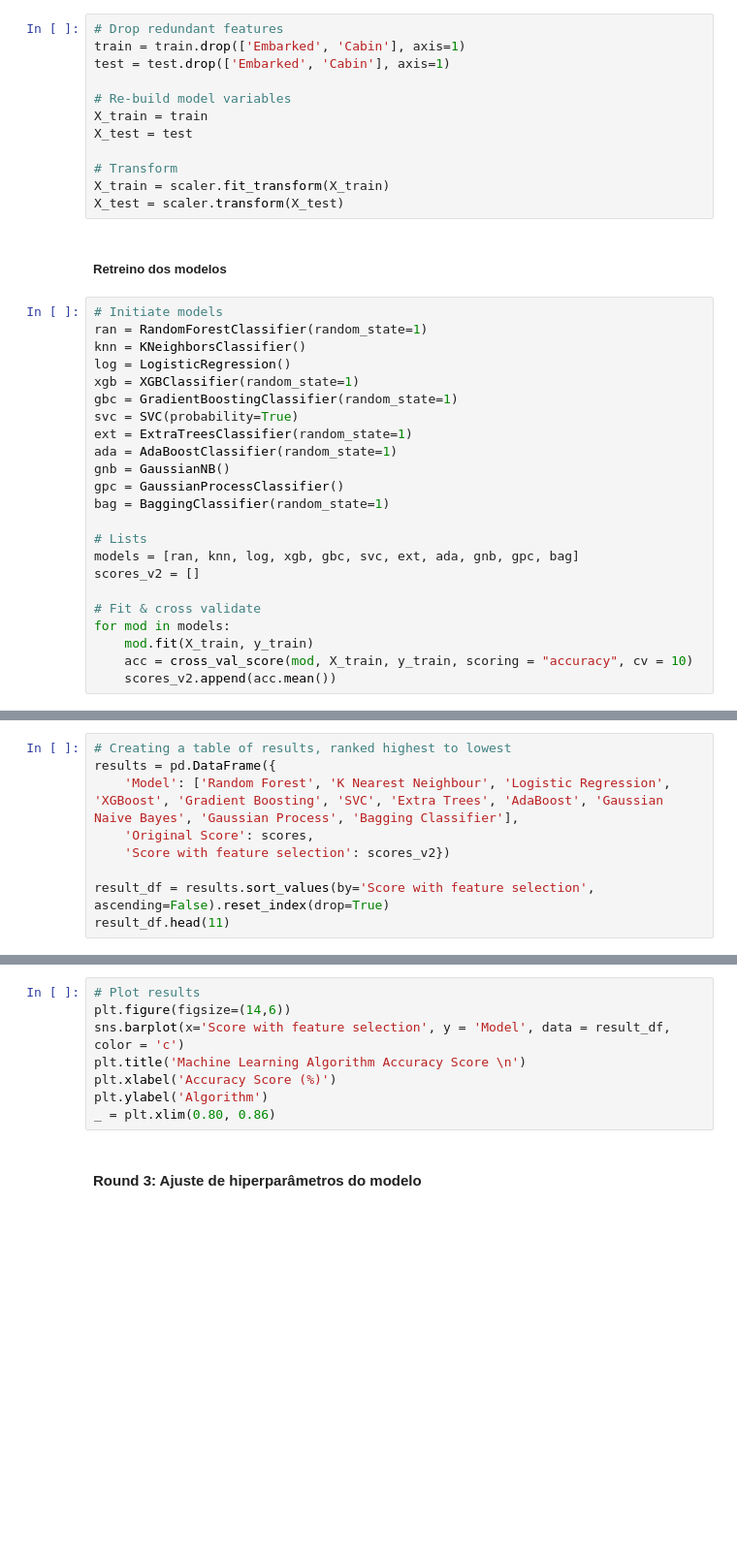
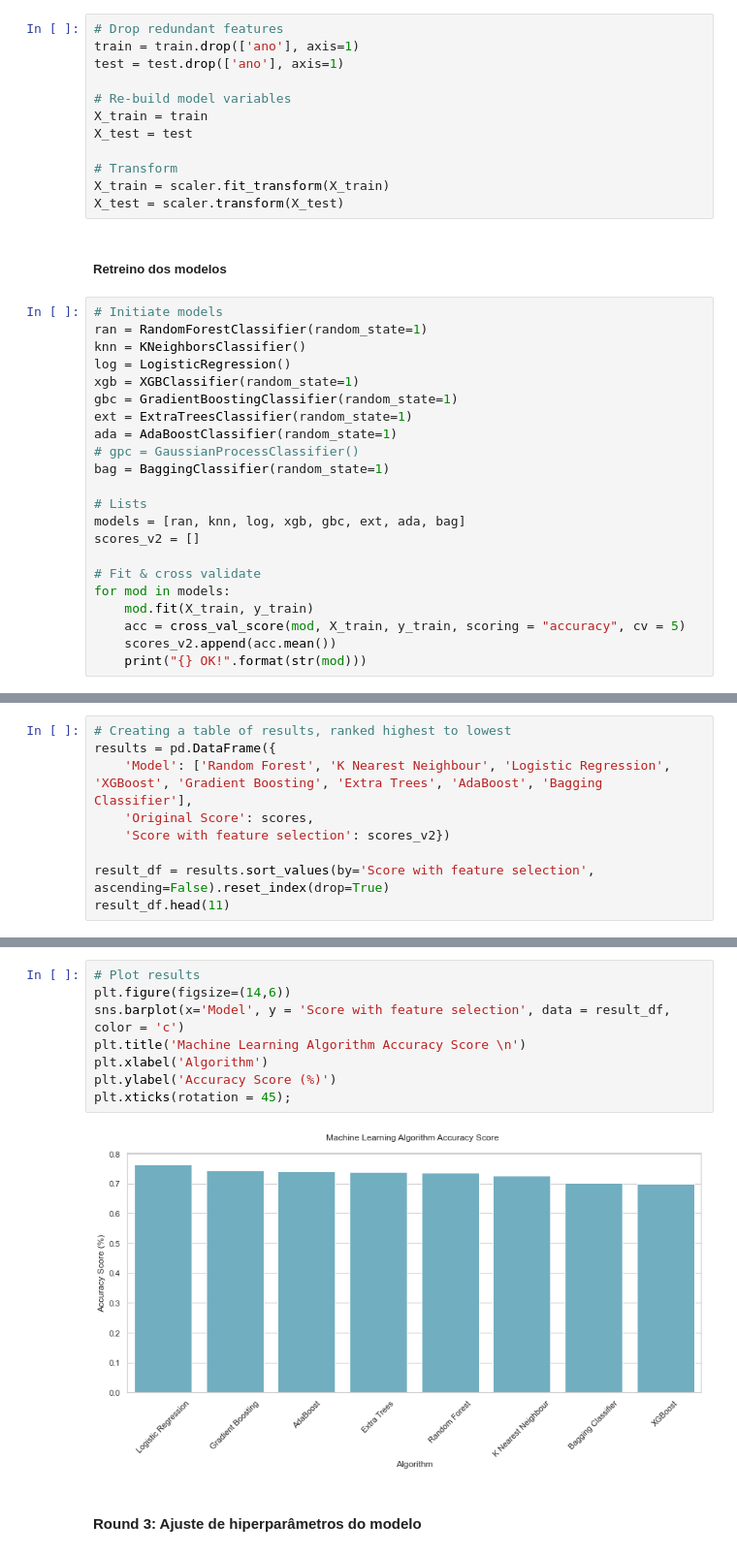
Before and after one commit to Lucas-Okamura/Hackacthon-Visagio, a Jupyter notebook: Incêndios.ipynb, the cells around one changed output, grey strips where cells are left out. Shown at 97% size. Drawn from its saved outputs; the diff is of its cells as text; blank space fills up the shorter version.

```diff
--- a/Incêndios.ipynb
+++ b/Incêndios.ipynb
@@ -522,8 +571,8 @@ importance_plotting(importance, 'Importance', 'Features', 'Reds_r', titles)
 *Rever features a serem dropadas na célula abaixo (features < 0.05)*
 # %%
 # Drop redundant features
-train = train.drop(['Embarked', 'Cabin'], axis=1)
-test = test.drop(['Embarked', 'Cabin'], axis=1)
+train = train.drop(['ano'], axis=1)
+test = test.drop(['ano'], axis=1)
 
 # Re-build model variables
 X_train = train
@@ -541,19 +590,18 @@ knn = KNeighborsClassifier()
 log = LogisticRegression()
 xgb = XGBClassifier(random_state=1)
 gbc = GradientBoostingClassifier(random_state=1)
-svc = SVC(probability=True)
 ext = ExtraTreesClassifier(random_state=1)
 ada = AdaBoostClassifier(random_state=1)
-gnb = GaussianNB()
-gpc = GaussianProcessClassifier()
+# gpc = GaussianProcessClassifier()
 bag = BaggingClassifier(random_state=1)
 
 # Lists
-models = [ran, knn, log, xgb, gbc, svc, ext, ada, gnb, gpc, bag]
+models = [ran, knn, log, xgb, gbc, ext, ada, bag]
 scores_v2 = []
 
 # Fit & cross validate
 for mod in models:
     mod.fit(X_train, y_train)
-    acc = cross_val_score(mod, X_train, y_train, scoring = "accuracy", cv = 10)
+    acc = cross_val_score(mod, X_train, y_train, scoring = "accuracy", cv = 5)
     scores_v2.append(acc.mean())
+    print("{} OK!".format(str(mod)))
@@ -560,7 +624,7 @@ for mod in models:
 # %%
 # Creating a table of results, ranked highest to lowest
 results = pd.DataFrame({
-    'Model': ['Random Forest', 'K Nearest Neighbour', 'Logistic Regression', 'XGBoost', 'Gradient Boosting', 'SVC', 'Extra Trees', 'AdaBoost', 'Gaussian Naive Bayes', 'Gaussian Process', 'Bagging Classifier'],
+    'Model': ['Random Forest', 'K Nearest Neighbour', 'Logistic Regression', 'XGBoost', 'Gradient Boosting', 'Extra Trees', 'AdaBoost', 'Bagging Classifier'],
     'Original Score': scores,
     'Score with feature selection': scores_v2})
 
@@ -569,10 +643,12 @@ result_df.head(11)
 # %%
 # Plot results
 plt.figure(figsize=(14,6))
-sns.barplot(x='Score with feature selection', y = 'Model', data = result_df, color = 'c')
+sns.barplot(x='Model', y = 'Score with feature selection', data = result_df, color = 'c')
 plt.title('Machine Learning Algorithm Accuracy Score \n')
-plt.xlabel('Accuracy Score (%)')
-plt.ylabel('Algorithm')
-_ = plt.xlim(0.80, 0.86)
+plt.xlabel('Algorithm')
+plt.ylabel('Accuracy Score (%)')
+plt.xticks(rotation = 45);
+# %% [output]
+[figure, added]
 # %% [markdown]
 #### Round 3: Ajuste de hiperparâmetros do modelo
```
Also changed, not shown: parts of 46 cells of this notebook, 5 other files.
